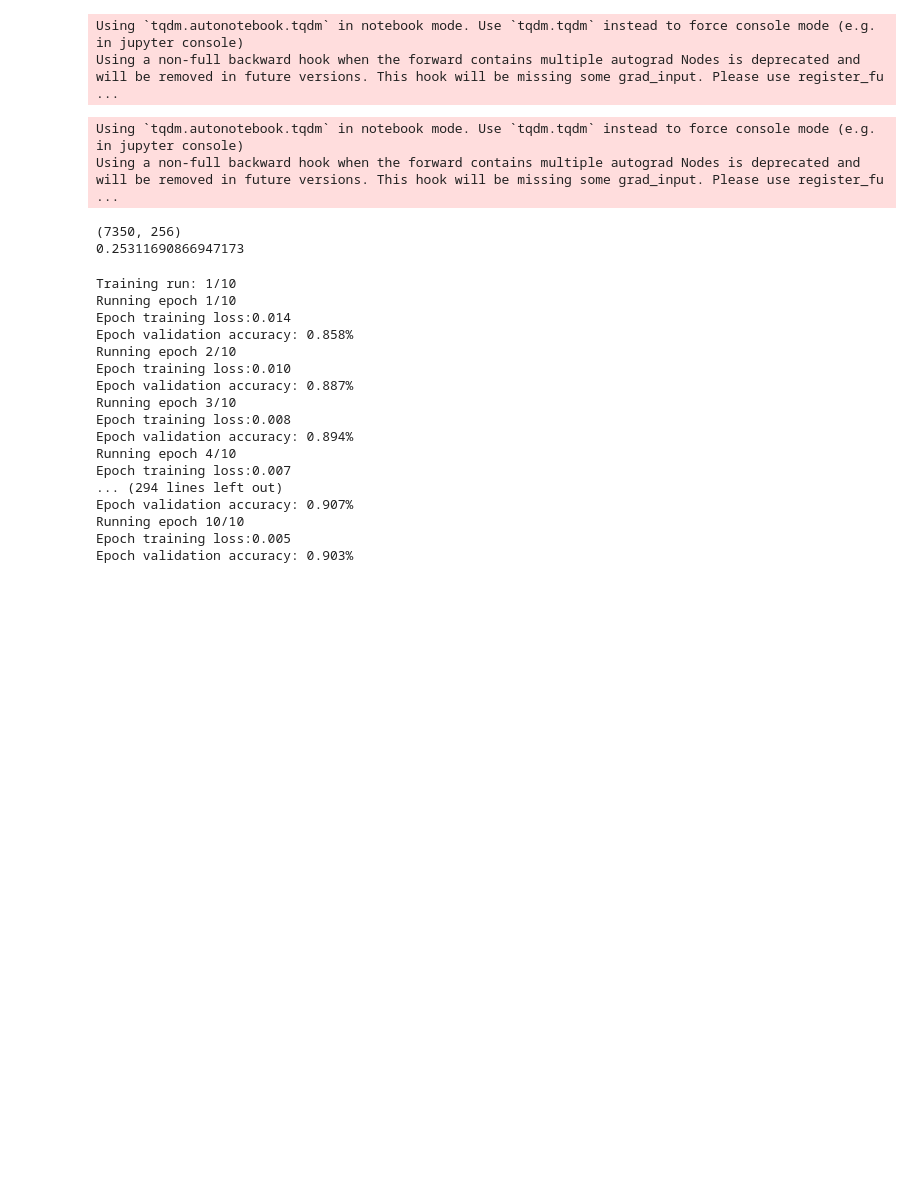
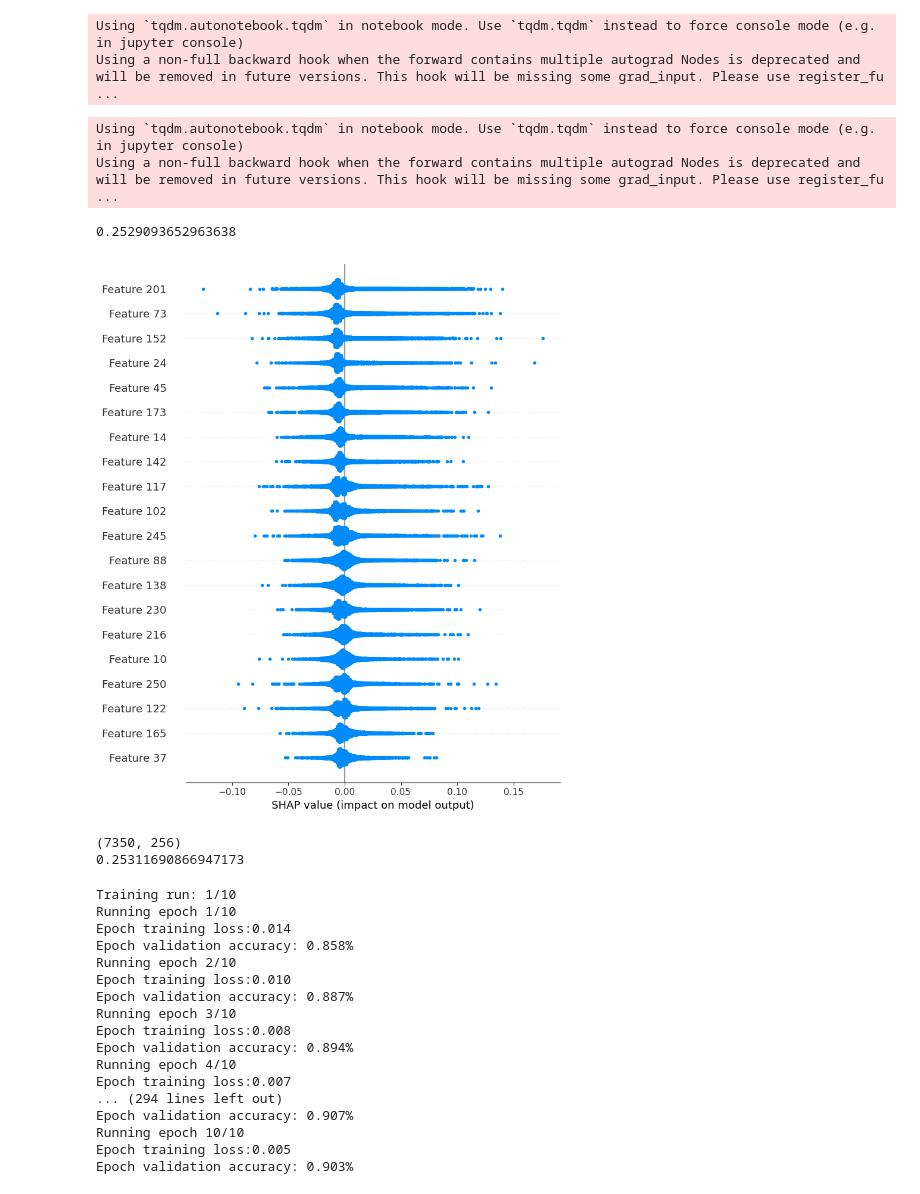
Before and after one commit to myanacondadonttt/RoofNetXAI, a Jupyter notebook: Notebooks/Algorithms Shap Models Past 10 runs.ipynb, the cells around one changed output. Drawn from its saved outputs; the diff is of its cells as text; code cells hidden in the pictures; blank space fills up the shorter version.

```diff
--- a/Notebooks/Algorithms Shap Models Past 10 runs.ipynb
+++ b/Notebooks/Algorithms Shap Models Past 10 runs.ipynb
@@ -934,11 +934,17 @@ Using a non-full backward hook when the forward contains multiple autograd Nodes
 # %%
 # Load the saved arrays
 average_shap_values = np.load(os.path.join(shap_values_directory, 'average_shap_values.npy'))
-
-# excpected value
+# Excpected value
 average_expected_value = np.load(os.path.join(shap_values_directory, 'average_expected_background.npy'))
 
 average_expected_all_data = np.load(os.path.join(shap_values_directory, 'average_expected_all_data.npy'))
+print(average_expected_all_data)
+# %% [output]
+0.2529093652963638
+# %%
+shap.summary_plot(average_shap_values)
+# %% [output]
+[figure, added]
 # %%
 print(average_shap_values.shape)
 print(average_expected_value)
```
Also changed, not shown: 1 other file.
